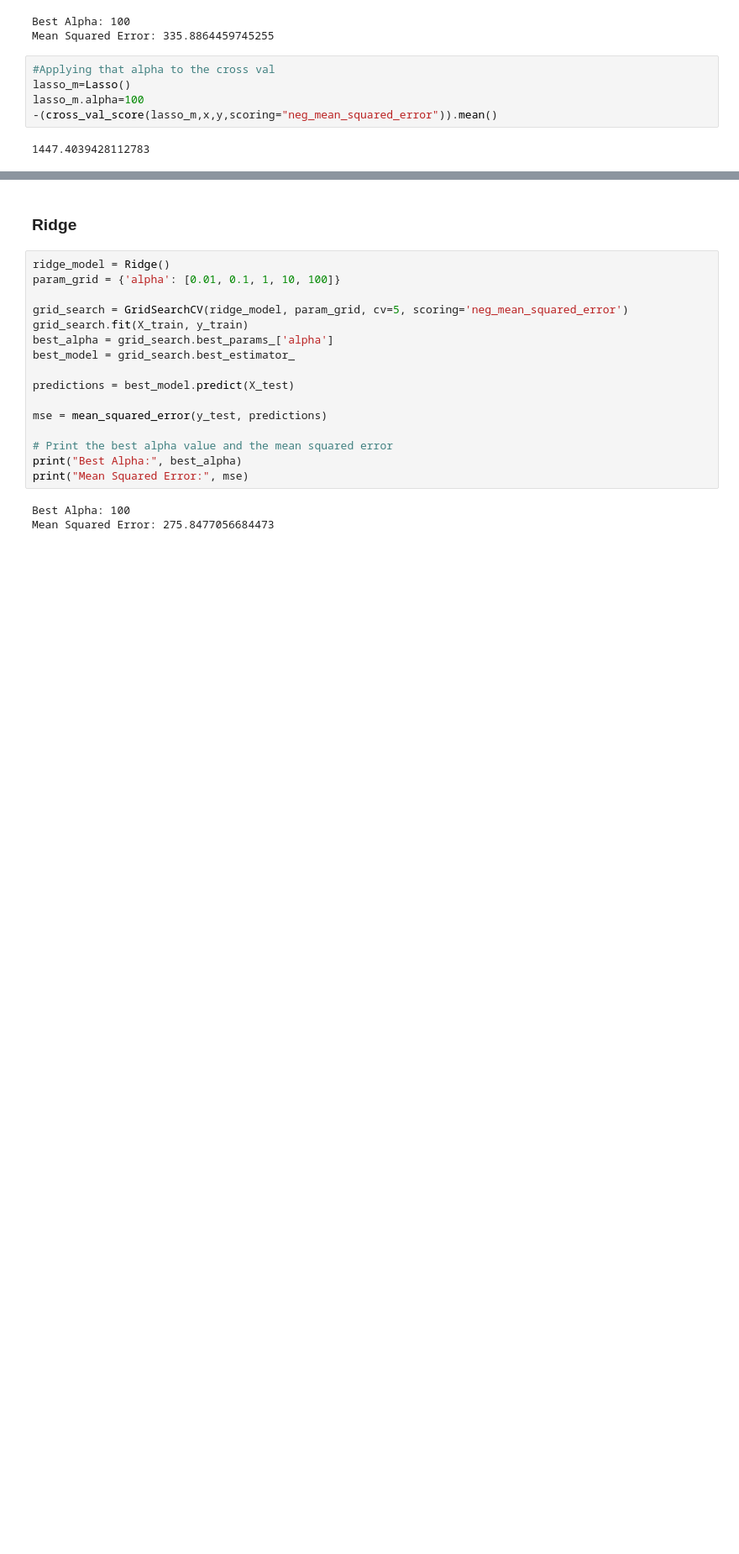
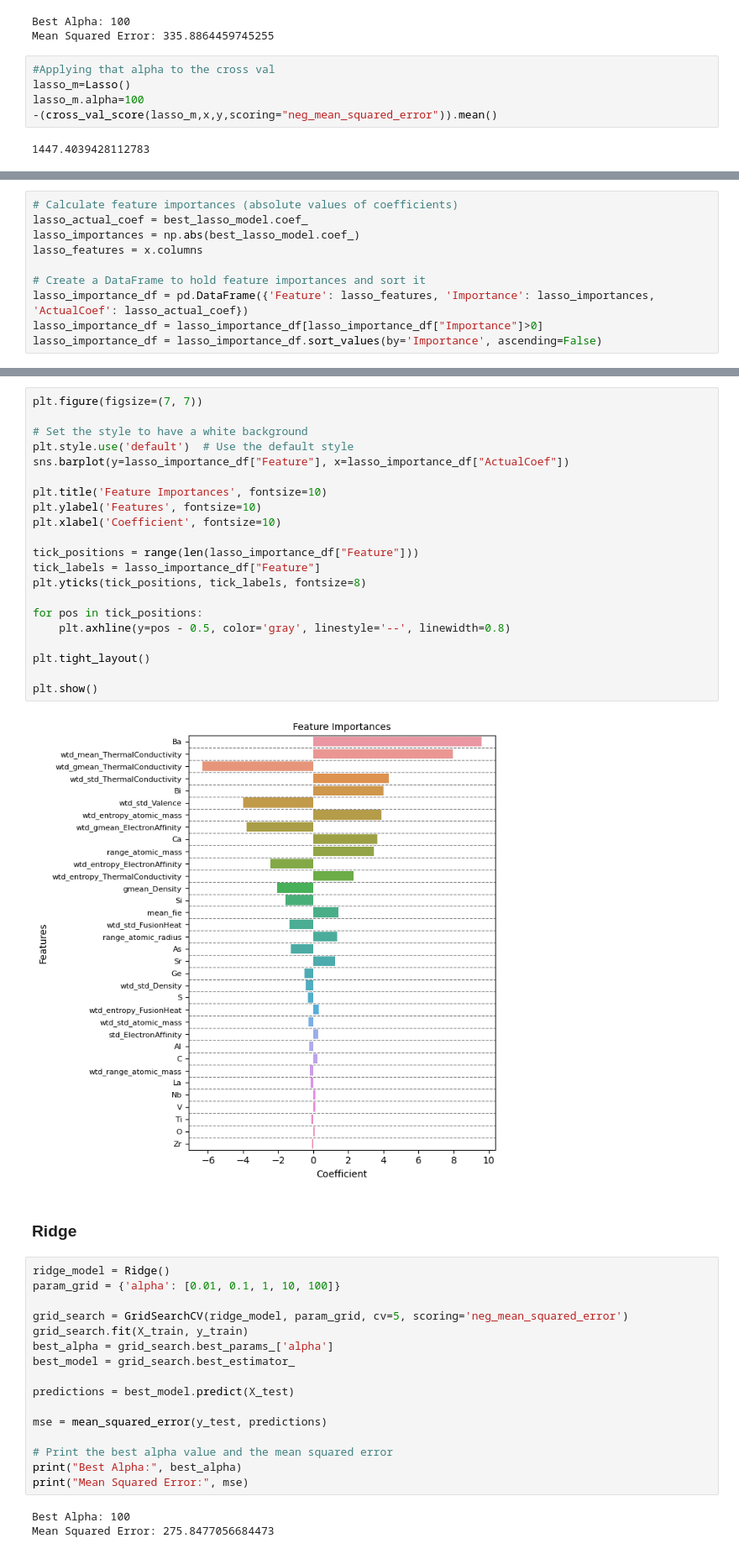
Before and after one commit to lauraah10/QW-Projects, a Jupyter notebook: Business case#1 Shikha.ipynb, the cells around one changed output, grey strips where cells are left out. Shown at 84% size. Saved outputs shown, nothing was run; the diff lists cells and outputs as text; blank space fills up the shorter version.

```diff
--- a/Business case#1 Shikha.ipynb
+++ b/Business case#1 Shikha.ipynb
@@ -391,0 +446,10 @@ lasso_m.alpha=100
+# %%
+# Calculate feature importances (absolute values of coefficients)
+lasso_actual_coef = best_lasso_model.coef_
+lasso_importances = np.abs(best_lasso_model.coef_)
+lasso_features = x.columns
+
+# Create a DataFrame to hold feature importances and sort it
+lasso_importance_df = pd.DataFrame({'Feature': lasso_features, 'Importance': lasso_importances, 'ActualCoef': lasso_actual_coef})
+lasso_importance_df = lasso_importance_df[lasso_importance_df["Importance"]>0]
+lasso_importance_df = lasso_importance_df.sort_values(by='Importance', ascending=False)
@@ -392,3 +470,26 @@ lasso_m.alpha=100
+# %%
+plt.figure(figsize=(7, 7))
+
+# Set the style to have a white background
+plt.style.use('default')  # Use the default style
+sns.barplot(y=lasso_importance_df["Feature"], x=lasso_importance_df["ActualCoef"])
+
+plt.title('Feature Importances', fontsize=10)
+plt.ylabel('Features', fontsize=10)
+plt.xlabel('Coefficient', fontsize=10)
+
+tick_positions = range(len(lasso_importance_df["Feature"]))
+tick_labels = lasso_importance_df["Feature"]
+plt.yticks(tick_positions, tick_labels, fontsize=8)
+
+for pos in tick_positions:
+    plt.axhline(y=pos - 0.5, color='gray', linestyle='--', linewidth=0.8)
+
+plt.tight_layout()
+
+plt.show()
+# %% [output]
+[figure, added]
 # %% [markdown]
 ### Ridge
 # %%
```
Also changed, not shown: parts of 20 cells of this notebook.
